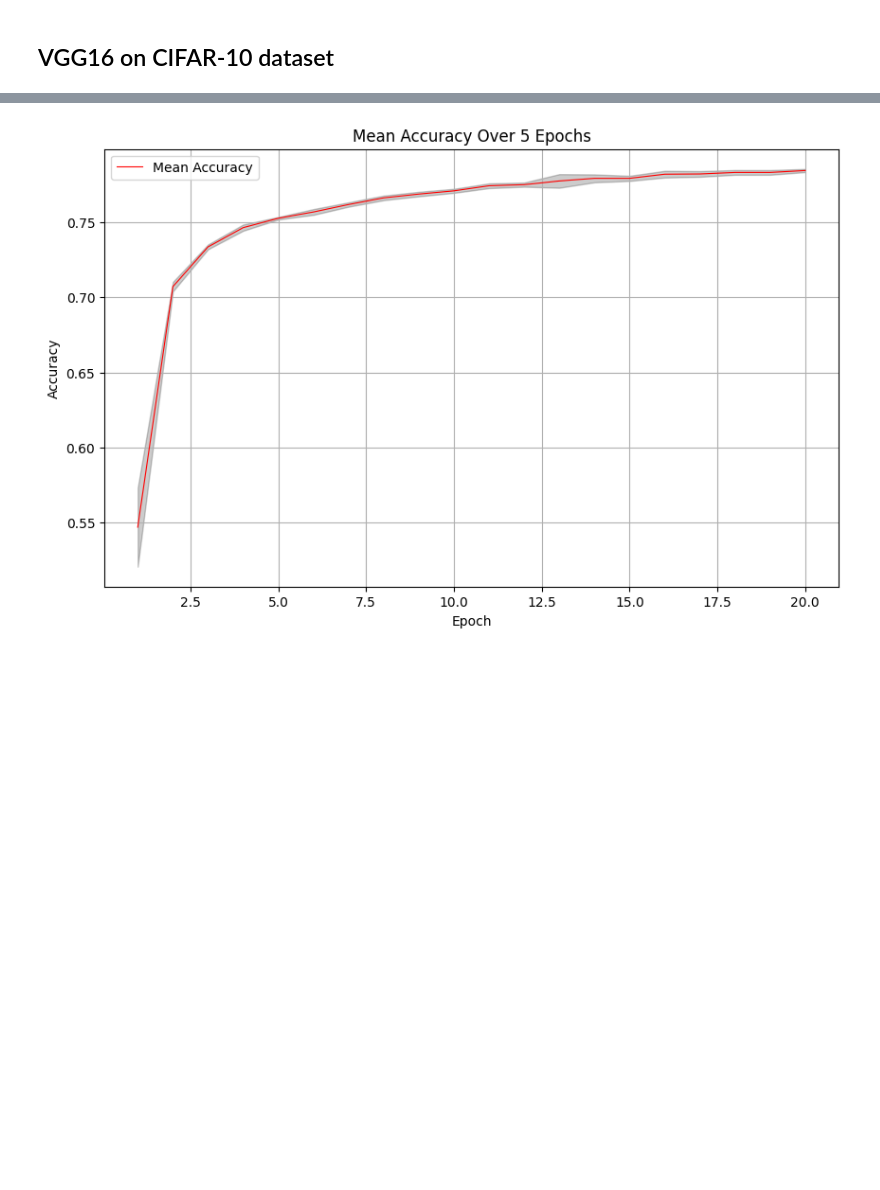
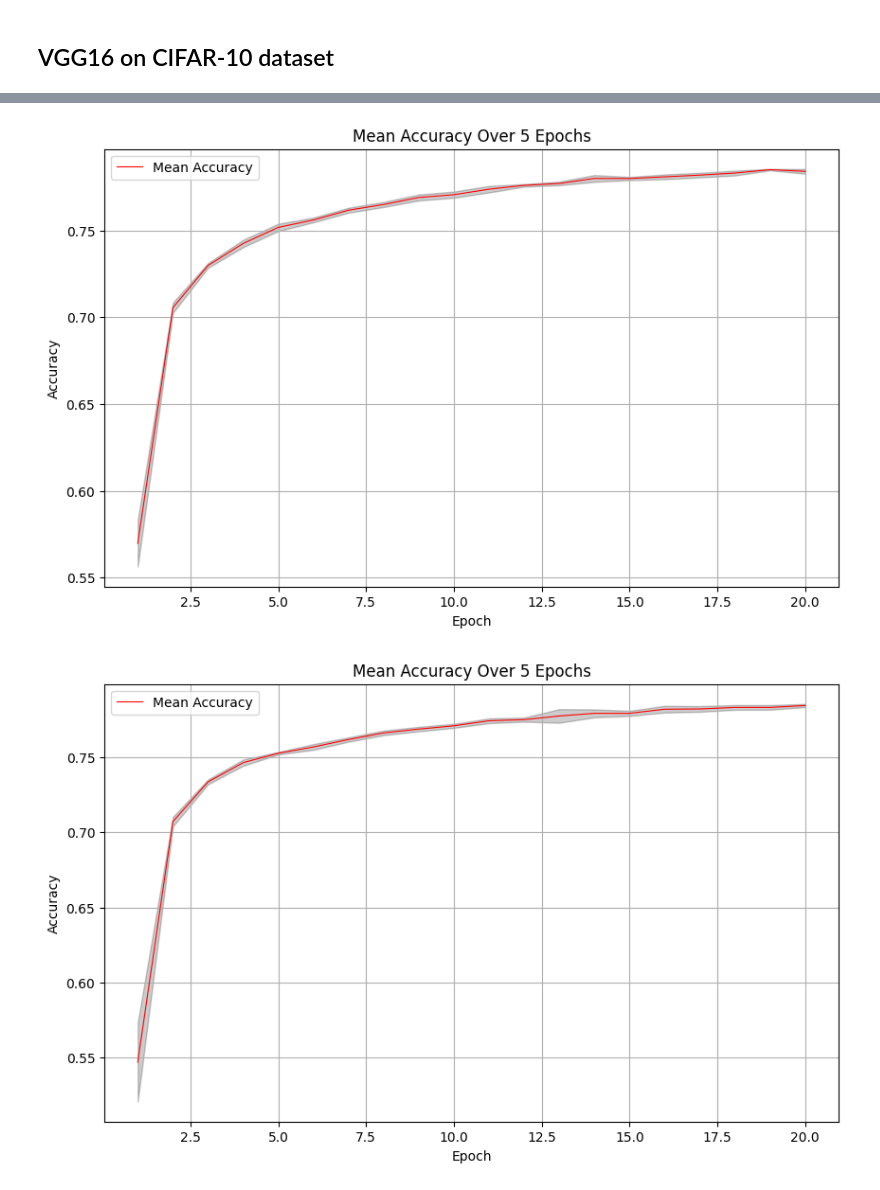
Before and after one commit to raminokhrati/Nlar, a Jupyter notebook: demo_applications_1.ipynb, the cells around one changed output, grey strips where cells are left out. Saved outputs shown, nothing was run; the diff lists cells and outputs as text; code cells hidden in the pictures; blank space fills up the shorter version.

```diff
--- a/demo_applications_1.ipynb
+++ b/demo_applications_1.ipynb
@@ -129,7 +113,7 @@ for run in range(n_runs):
     model.add(Dense(num_classes, activation='softmax'))
 
     # Initialize the Nlarc optimizer with the desired hyperparameters
-    optimizer = Nlarc(learning_rate=0.1, momentum=1, global_clipnorm=1, sigma=1e-30, k0=1)
+    optimizer = Nlarcc(learning_rate=0.1, momentum=1, global_clipnorm=1, sigma=1e-30, k0=1)
     # Adam(weight_decay=5e-4, epsilon=1e-8) #
 
     # Compile the model
@@ -140,7 +124,7 @@ for run in range(n_runs):
     # Train the model
     history = model.fit(x_train, y_train, batch_size=300,
                     epochs=20,
-                    validation_data=(x_test, y_test), verbose=0)
+                    validation_data=(x_test, y_test), verbose=1)
 
     # Log the test set accuracy for this run
     val_accuracy = history.history['val_accuracy'][-1]
@@ -160 +155,28 @@ Average accuracy on the test set after 5 runs: 0.7845
+# %%
+# Assuming acc_nlarc is already defined as your accuracy data
+# Calculate mean and standard deviation across runs
+mean_acc = np.mean(acc_nlarc, axis=0)
+std_acc = np.std(acc_nlarc, axis=0)
+
+# Generate x-axis values starting from 1
+epochs = np.arange(1, len(mean_acc) + 1)
+
+# Plot the mean accuracy with reduced line thickness
+plt.figure(figsize=(10, 6))
+plt.plot(epochs, mean_acc, label='Mean Accuracy', color='r', linewidth=0.8)  # Reduced line width
+
+# Add error bars
+plt.fill_between(epochs, mean_acc - std_acc, mean_acc + std_acc, color='black', alpha=0.2)
+
+# Add labels and title
+plt.xlabel('Epoch')
+plt.ylabel('Accuracy')
+plt.title('Mean Accuracy Over 5 Epochs')
+plt.legend()
+plt.grid(True)
+
+# Show plot
+plt.show()
+# %% [output]
+[figure, added]
 # %%
```
Also changed, not shown: parts of 4 cells of this notebook, 46 other files.
